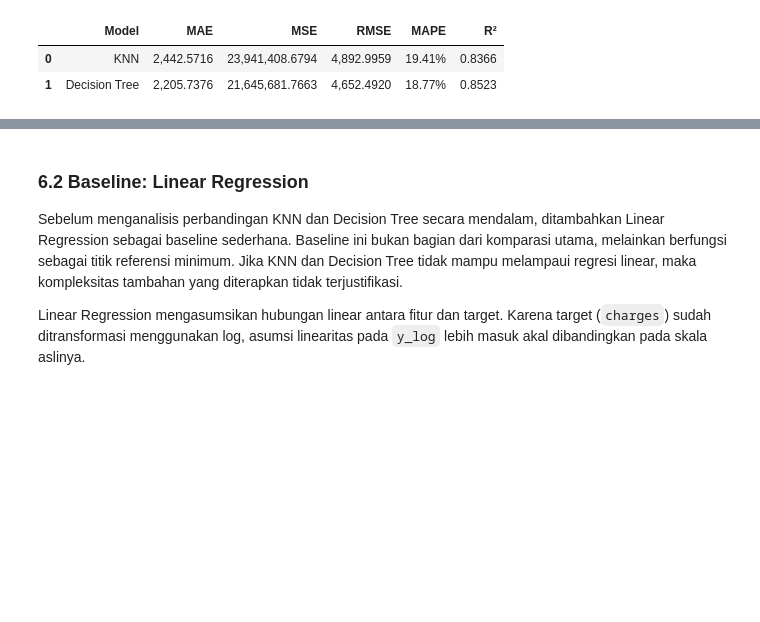
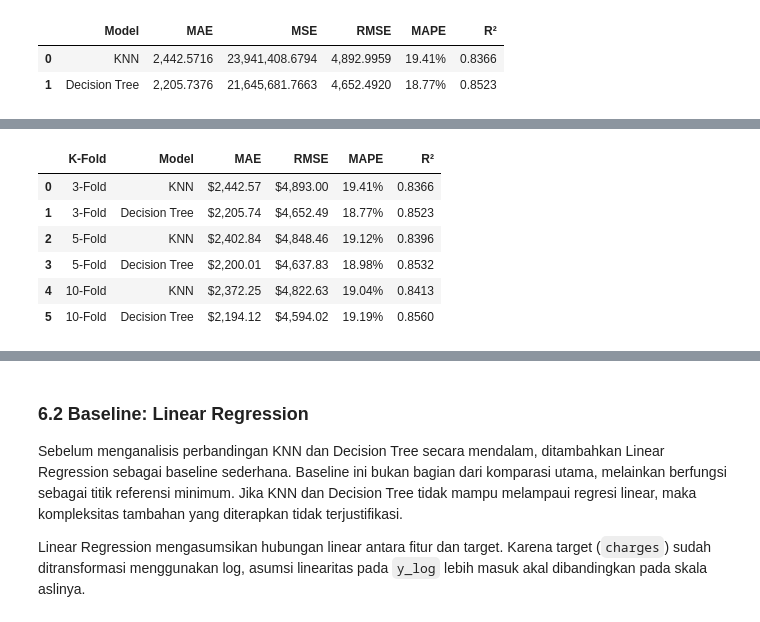
Before and after one commit to Maulana527/Tubes-Siscer, a Jupyter notebook: ML_Medical_Insurance_Regresi.ipynb, the cells around one changed output, grey strips where cells are left out. Saved outputs shown, nothing was run; the diff lists cells and outputs as text; code cells hidden in the pictures; blank space fills up the shorter version.

```diff
--- a/ML_Medical_Insurance_Regresi.ipynb
+++ b/ML_Medical_Insurance_Regresi.ipynb
@@ -818,0 +896,32 @@ results.style.format({
+# %%
+# Perbandingan Performa 3-Fold vs 5-Fold vs 10-Fold
+kf_3  = KFold(n_splits=3,  shuffle=True, random_state=42)
+kf_5  = KFold(n_splits=5,  shuffle=True, random_state=42)
+kf_10 = KFold(n_splits=10, shuffle=True, random_state=42)
+
+fold_comp_rows = []
+for fold_label, kf_temp in [('3-Fold', kf_3), ('5-Fold', kf_5), ('10-Fold', kf_10)]:
+    for model_name, (model, X_input) in [('KNN', (knn_best, X_scaled)),
+                                          ('Decision Tree', (dt_best, X))]:
+        pred_log = cross_val_predict(model, X_input, y_log, cv=kf_temp)
+        pred     = np.exp(pred_log)
+
+        fold_comp_rows.append({
+            'K-Fold' : fold_label,
+            'Model'  : model_name,
+            'MAE'    : f'${mean_absolute_error(y_actual, pred):,.2f}',
+            'RMSE'   : f'${sqrt(mean_squared_error(y_actual, pred)):,.2f}',
+            'MAPE'   : f'{mean_absolute_percentage_error(y_actual, pred)*100:.2f}%',
+            'R²'     : f'{r2_score(y_actual, pred):.4f}',
+        })
+
+fold_comp_df = pd.DataFrame(fold_comp_rows)
+display(fold_comp_df)
+# %% [output]
+|  | K-Fold | Model | MAE | RMSE | MAPE | R² |
+| 0 | 3-Fold | KNN | $2,442.57 | $4,893.00 | 19.41% | 0.8366 |
+| 1 | 3-Fold | Decision Tree | $2,205.74 | $4,652.49 | 18.77% | 0.8523 |
+| 2 | 5-Fold | KNN | $2,402.84 | $4,848.46 | 19.12% | 0.8396 |
+| 3 | 5-Fold | Decision Tree | $2,200.01 | $4,637.83 | 18.98% | 0.8532 |
+| 4 | 10-Fold | KNN | $2,372.25 | $4,822.63 | 19.04% | 0.8413 |
+| 5 | 10-Fold | Decision Tree | $2,194.12 | $4,594.02 | 19.19% | 0.8560 |
```
Also changed, not shown: parts of 12 cells of this notebook.
